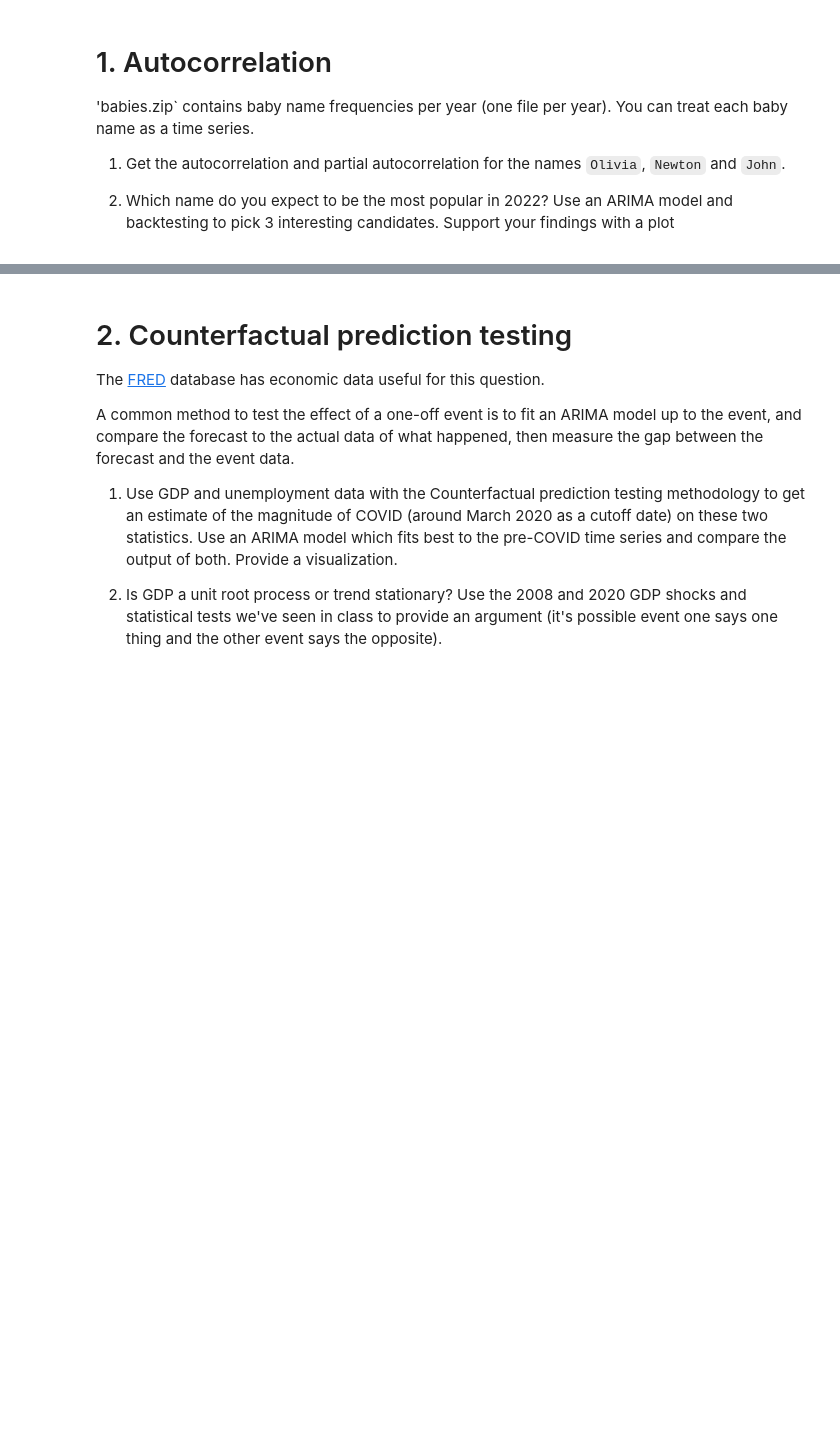
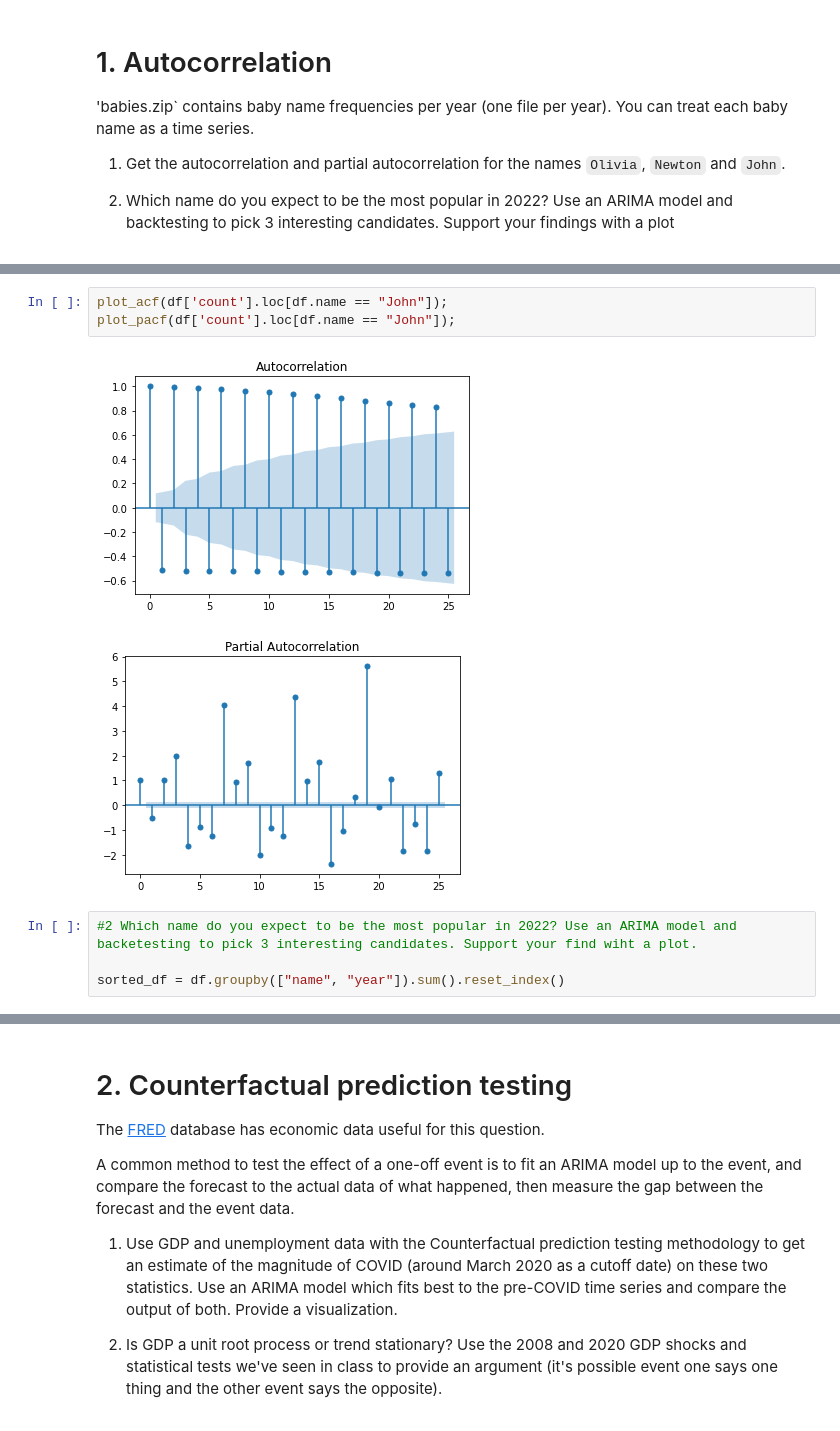
Before and after one commit to yuriemond/5-5-time-series, a Jupyter notebook: workshop.ipynb, the cells around one changed output, grey strips where cells are left out. Saved outputs shown, nothing was run; the diff lists cells and outputs as text; blank space fills up the shorter version.

```diff
--- a/workshop.ipynb
+++ b/workshop.ipynb
@@ -8,0 +90,10 @@
+# %%
+plot_acf(df['count'].loc[df.name == "John"]);
+plot_pacf(df['count'].loc[df.name == "John"]);
+# %% [output]
+[figure, added]
+[figure, added]
+# %%
+#2 Which name do you expect to be the most popular in 2022? Use an ARIMA model and backetesting to pick 3 interesting candidates. Support your find wiht a plot.
+
+sorted_df = df.groupby(["name", "year"]).sum().reset_index()
```
Also changed, not shown: parts of 26 cells of this notebook, 3 other files.
